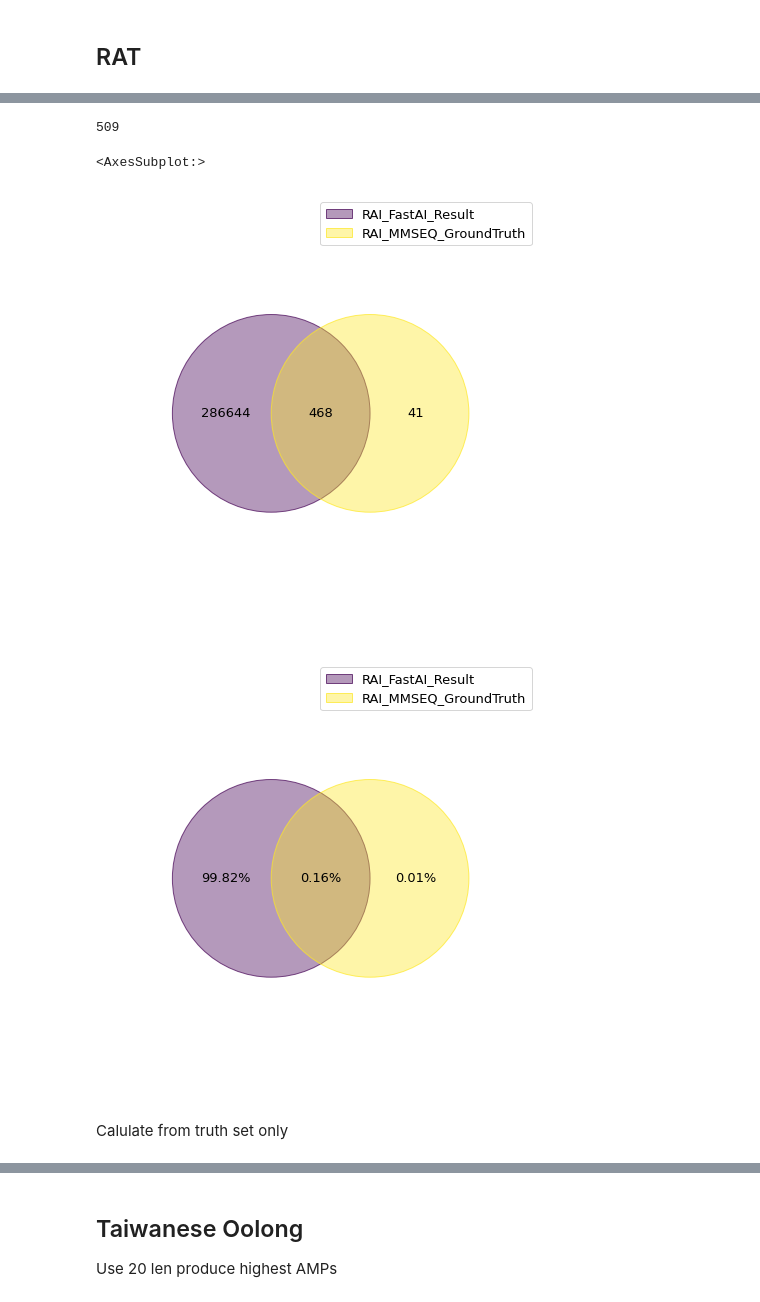
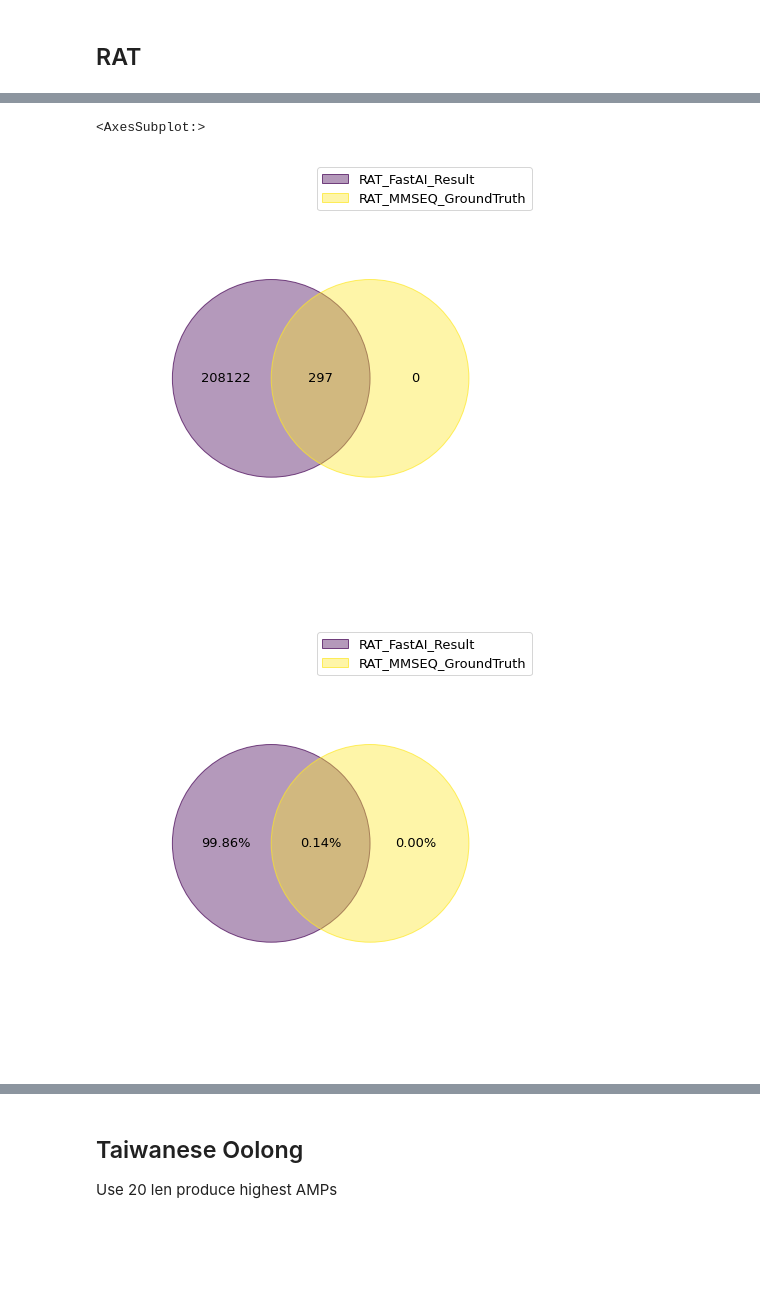
Before and after one commit to silenus092/AMPsDetector, a Jupyter notebook: VerifyAMPs/CompareResult.ipynb, the cells around one changed output, grey strips where cells are left out. Drawn from its saved outputs; the diff is of its cells as text; code cells hidden in the pictures; blank space fills up the shorter version.

```diff
--- a/VerifyAMPs/CompareResult.ipynb
+++ b/VerifyAMPs/CompareResult.ipynb
@@ -72,0 +42,3 @@ rat_AMPs_ML
+# %%
+rat_ML =  pd.read_pickle("/mnt/vdb/Rat/cd100/result/Rat.len15.MLResult.plk")
+rat_ML
@@ -73,5 +59,7 @@ rat_AMPs_ML
 # %%
-rat_read_len10_truth = pd.read_csv("/home/kongkitimanonk/SCRATCH_NOBAK/cd-hit/fasta/output/rat.alnRes.m8.len10.tsv",encoding = "ISO-8859-1", sep='\t',header=None)
-rat_read_len10_truth.columns =  columns
-rat_read_len10_truth
+rat_read_len15_truth = pd.read_csv("/home/ubuntu/data/MMseqs.clus/output/rat.alnRes.m8.len15.tsv",
+                                   encoding = "ISO-8859-1", sep='\t',header=0)
+RAT_total_AMPS = len(rat_read_len15_truth['ID_Query'].unique())
+print(RAT_total_AMPS)
+rat_read_len15_truth
 # %% [output]
@@ -112,18 +80,11 @@ rat_AMPs_ML
-# %%
-RAT_total_AMPS = len(rat_read_len10_truth['ID_Query'].unique())
-RAT_total_AMPS
-# %% [output]
-509
 # %%
 RATSamples = {
-    "RAI_FastAI_Result":  set(rat_AMPs_ML.index.values),
-    "RAI_MMSEQ_GroundTruth": set(rat_read_len10_truth['ID_Query']),
+    "RAT_FastAI_Result":  set(rat_ML["ID"]),
+    "RAT_MMSEQ_GroundTruth": set(rat_read_len15_truth['ID_Query']),
 }
 venn(RATSamples)
 venn(RATSamples, fmt="{percentage:.2f}%")
 # %% [output]
 <AxesSubplot:>
-[figure, old version]
+[figure, new version]
-[figure, old version]
+[figure, new version]
-# %% [markdown]
-Calulate from truth set only
```
Also changed, not shown: parts of 84 cells of this notebook, 16 other files.
